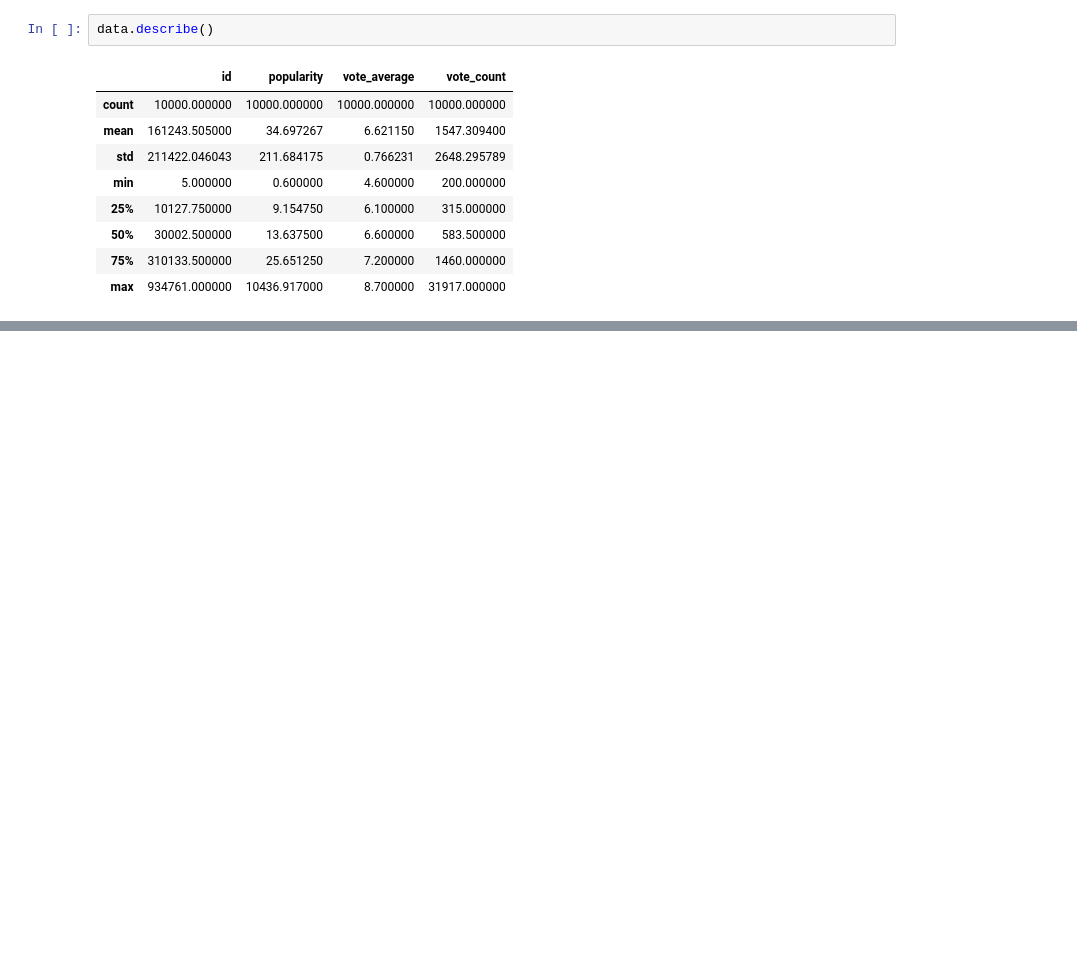
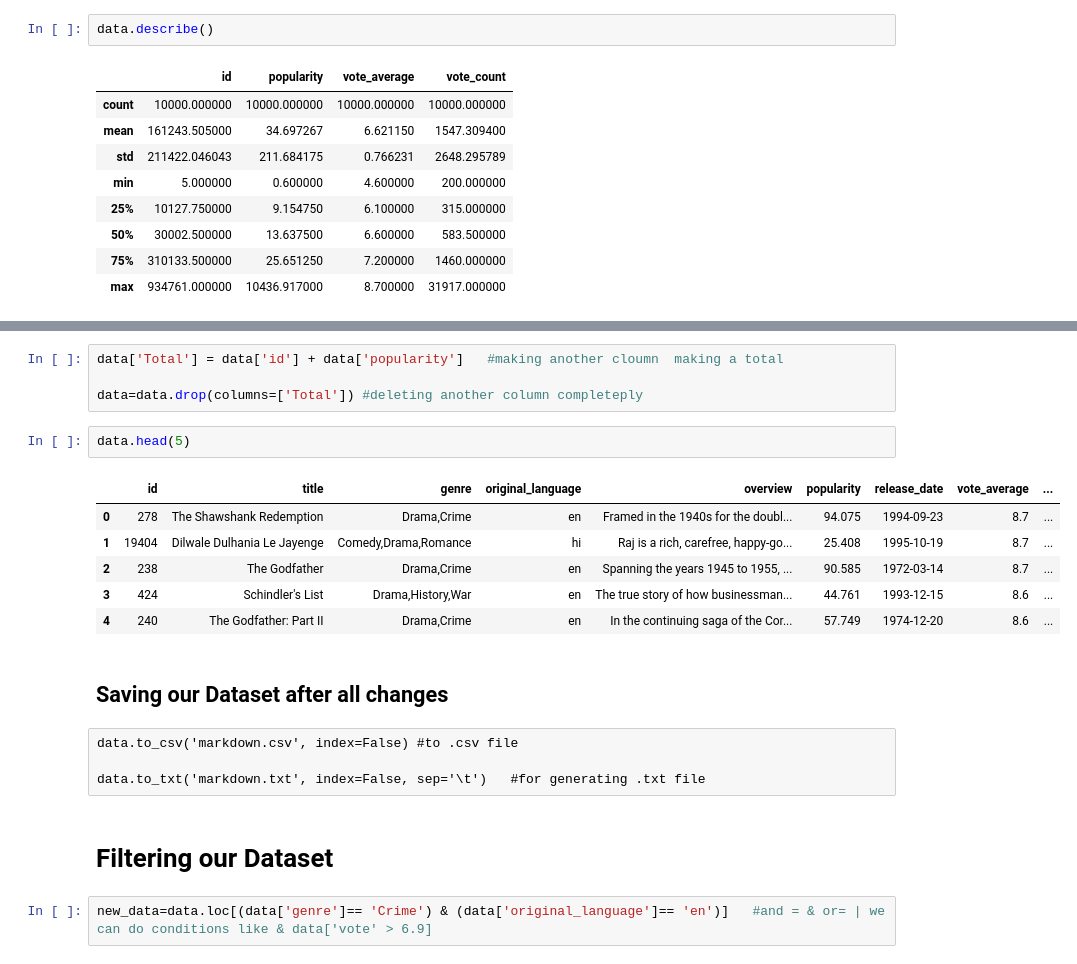
Before and after one commit to thisisouvik/ML-Concepts, a Jupyter notebook: Pandas/pandas.ipynb, the cells around one changed output, grey strips where cells are left out. Drawn from its saved outputs; the diff is of its cells as text; blank space fills up the shorter version.

```diff
--- a/Pandas/pandas.ipynb
+++ b/Pandas/pandas.ipynb
@@ -149,0 +154,23 @@ data.sort_values(['release_date', 'title'], ascending=False)
+# %%
+data['Total'] = data['id'] + data['popularity']   #making another cloumn  making a total
+
+data=data.drop(columns=['Total']) #deleting another column completeply
+# %%
+data.head(5)
+# %% [output]
+|  | id | title | genre | original_language | overview | popularity | release_date | vote_average | ... |
+| 0 | 278 | The Shawshank Redemption | Drama,Crime | en | Framed in the 1940s for the doubl... | 94.075 | 1994-09-23 | 8.7 | ... |
+| 1 | 19404 | Dilwale Dulhania Le Jayenge | Comedy,Drama,Romance | hi | Raj is a rich, carefree, happy-go... | 25.408 | 1995-10-19 | 8.7 | ... |
+| 2 | 238 | The Godfather | Drama,Crime | en | Spanning the years 1945 to 1955, ... | 90.585 | 1972-03-14 | 8.7 | ... |
+| 3 | 424 | Schindler's List | Drama,History,War | en | The true story of how businessman... | 44.761 | 1993-12-15 | 8.6 | ... |
+| 4 | 240 | The Godfather: Part II | Drama,Crime | en | In the continuing saga of the Cor... | 57.749 | 1974-12-20 | 8.6 | ... |
+# %% [markdown]
+## Saving our Dataset after all changes
+# %% [raw]
+data.to_csv('markdown.csv', index=False) #to .csv file
+
+data.to_txt('markdown.txt', index=False, sep='\t')   #for generating .txt file
+# %% [markdown]
+# Filtering our Dataset
+# %%
+new_data=data.loc[(data['genre']== 'Crime') & (data['original_language']== 'en')]   #and = & or= | we can do conditions like & data['vote' > 6.9]
```
Also changed, not shown: parts of 11 cells of this notebook, 2 other files.
